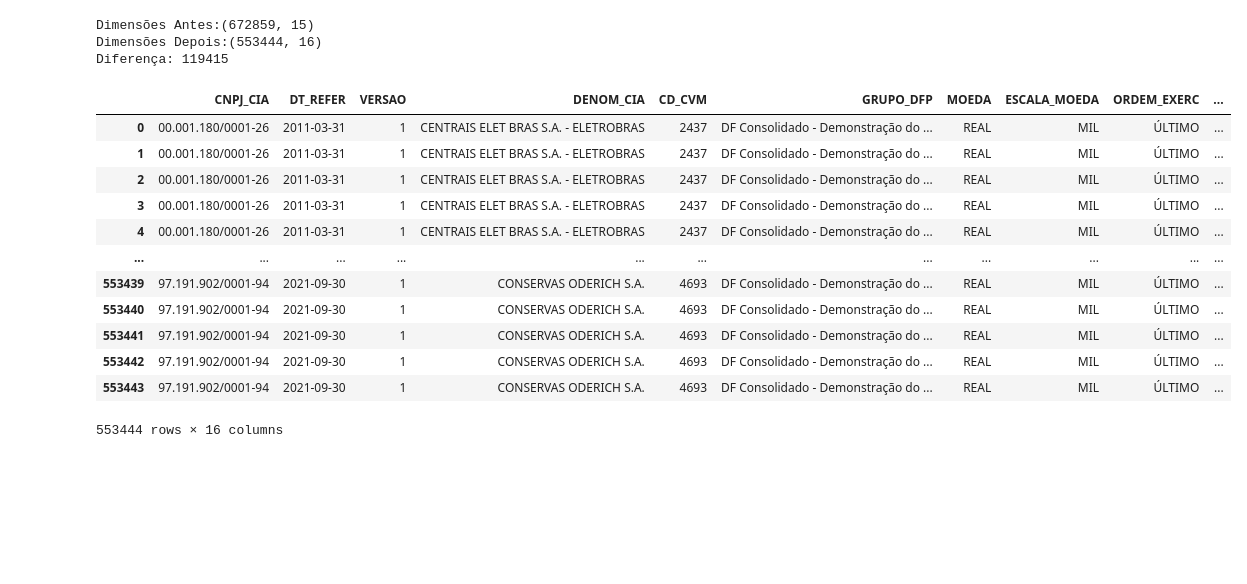
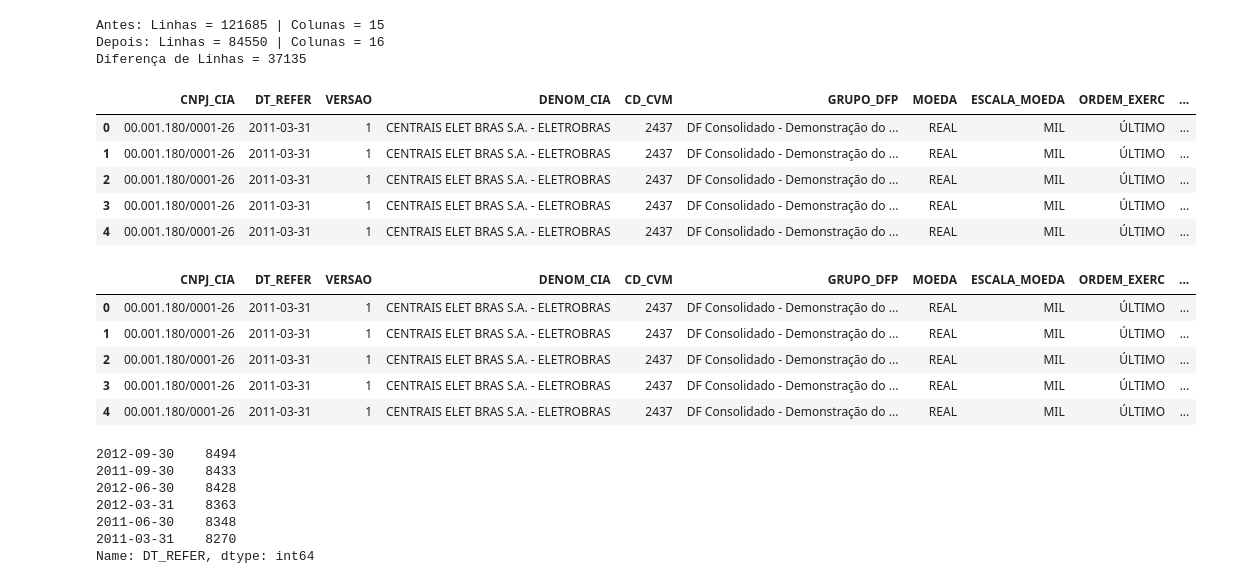
Before and after one commit to OBInvest/drecvm, a Jupyter notebook: drecvm.ipynb, the cells around one changed output. Drawn from its saved outputs; the diff is of its cells as text; code cells hidden in the pictures; blank space fills up the shorter version.

Commit message:
criando data frame

```diff
--- a/drecvm.ipynb
+++ b/drecvm.ipynb
@@ -223,6 +248,6 @@ def main():
 
 # Image(graph+\".png\") # condição suspensa para poder rodar no notebook local
 # %%
-cadastro, informe_itr, informe_dfp = executeExperiment()
+df_cia, df_itr, df_dfp = executeExperiment()
 # %% [output]
 Executando o experimento
@@ -234,9 +277,9 @@ informe_dfp.info()
+# %%
+# filtrar as empresas com cadastro ativo
+df_cia = df_cia[df_cia['SIT'] == 'ATIVO']
 # %%
-# filtrar as empresas com cadastro ativo
-cadastro = cadastro[cadastro['SIT'] == 'ATIVO']
-
 # deletar colunas para o merge
-cadastro.drop(['DENOM_SOCIAL', 'DENOM_COMERC', 'DT_REG', 'DT_CONST', 'DT_CANCEL', 'MOTIVO_CANCEL', 'SIT',
+df_cia.drop(['DENOM_SOCIAL', 'DENOM_COMERC', 'DT_REG', 'DT_CONST', 'DT_CANCEL', 'MOTIVO_CANCEL', 'SIT',
 'DT_INI_SIT', 'TP_MERC', 'CATEG_REG', 'DT_INI_CATEG', 'SIT_EMISSOR', 'DT_INI_SIT_EMISSOR', 'CONTROLE_ACIONARIO',
 'TP_ENDER', 'LOGRADOURO', 'COMPL', 'BAIRRO', 'MUN', 'UF', 'PAIS', 'CEP', 'DDD_TEL', 'TEL', 'DDD_FAX', 'FAX',
 'EMAIL', 'TP_RESP', 'RESP', 'DT_INI_RESP', 'LOGRADOURO_RESP', 'COMPL_RESP', 'BAIRRO_RESP', 'MUN_RESP', 'UF_RESP',
@@ -244,9 +287,9 @@ cadastro.drop(['DENOM_SOCIAL', 'DENOM_COMERC', 'DT_REG', 'DT_CONST', 'DT_CANCEL'
 'AUDITOR'], axis=1, inplace=True)
 
 # deletar os registros duplicados, que possuem mesmos cnpj e códigos cvm
-print('Antes:', cadastro.shape)
-cadastro.drop_duplicates(subset = ['CNPJ_CIA', 'CD_CVM'], keep = 'last', inplace=True)
-print('Depois:', cadastro.shape)
+print('Antes: Linhas = {0} | Colunas = {1}'.format(df_cia.shape[0], df_cia.shape[1]))
+df_cia.drop_duplicates(subset = ['CNPJ_CIA', 'CD_CVM'], keep = 'last', inplace=True)
+print('Depois: Linhas = {0} | Colunas = {1}'.format(df_cia.shape[0], df_cia.shape[1]))
 
-cadastro.style
+df_cia.head()
 # %% [output]
@@ -280,30 +304,46 @@ See the caveats in the documentation: https://pandas.pydata.org/pandas-docs/stab
+# %%
+# filtrar últimos informes trimestrais
+df_itr = df_itr[df_itr['ORDEM_EXERC'] == 'ÚLTIMO']
 # %%
-# filtrar últimos informes trimestrais
-informe_itr = informe_itr[informe_itr['ORDEM_EXERC'] == 'ÚLTIMO']
-
-# fazer merge entre cadastro e informe itr, criando o dataset obinvest parcial
-dataset_obinvest = pd.merge(informe_itr, cadastro, how = 'inner', on = ['CNPJ_CIA', 'CD_CVM']).reset_index(drop=True)
+# fazer merge entre cadastro e informe itr, obtendo o df itr com setor
+df_itr_setor = pd.merge(df_itr, df_cia, how = 'inner', on = ['CNPJ_CIA', 'CD_CVM']).reset_index(drop=True)
 
 # comparar registros antes e depois
-print(f'Dimensões Antes:{informe_itr.shape}')
-print(f'Dimensões Depois:{dataset_obinvest.shape}')
-print('Diferença:', len(informe_itr) - len(dataset_obinvest))
+print('Antes: Linhas = {0} | Colunas = {1}'.format(df_itr.shape[0], df_itr.shape[1]))
+print('Depois: Linhas = {0} | Colunas = {1}'.format(df_itr_setor.shape[0], df_itr_setor.shape[1]))
+print('Diferença de Linhas =', len(df_itr) - len(df_itr_setor))
 
-dataset_obinvest
+df_itr_setor.head()
 # %% [output]
-Dimensões Antes:(672859, 15)
-Dimensões Depois:(553444, 16)
-Diferença: 119415
+Antes: Linhas = 121685 | Colunas = 15
+Depois: Linhas = 84550 | Colunas = 16
+Diferença de Linhas = 37135
 |  | CNPJ_CIA | DT_REFER | VERSAO | DENOM_CIA | CD_CVM | GRUPO_DFP | MOEDA | ESCALA_MOEDA | ORDEM_EXERC | ... |
 | 0 | 00.001.180/0001-26 | 2011-03-31 | 1 | CENTRAIS ELET BRAS S.A. - ELETROBRAS | 2437 | DF Consolidado - Demonstração do ... | REAL | MIL | ÚLTIMO | ... |
 | 1 | 00.001.180/0001-26 | 2011-03-31 | 1 | CENTRAIS ELET BRAS S.A. - ELETROBRAS | 2437 | DF Consolidado - Demonstração do ... | REAL | MIL | ÚLTIMO | ... |
 | 2 | 00.001.180/0001-26 | 2011-03-31 | 1 | CENTRAIS ELET BRAS S.A. - ELETROBRAS | 2437 | DF Consolidado - Demonstração do ... | REAL | MIL | ÚLTIMO | ... |
 | 3 | 00.001.180/0001-26 | 2011-03-31 | 1 | CENTRAIS ELET BRAS S.A. - ELETROBRAS | 2437 | DF Consolidado - Demonstração do ... | REAL | MIL | ÚLTIMO | ... |
 | 4 | 00.001.180/0001-26 | 2011-03-31 | 1 | CENTRAIS ELET BRAS S.A. - ELETROBRAS | 2437 | DF Consolidado - Demonstração do ... | REAL | MIL | ÚLTIMO | ... |
-| ... | ... | ... | ... | ... | ... | ... | ... | ... | ... | ... |
-| 553439 | 97.191.902/0001-94 | 2021-09-30 | 1 | CONSERVAS ODERICH S.A. | 4693 | DF Consolidado - Demonstração do ... | REAL | MIL | ÚLTIMO | ... |
-| 553440 | 97.191.902/0001-94 | 2021-09-30 | 1 | CONSERVAS ODERICH S.A. | 4693 | DF Consolidado - Demonstração do ... | REAL | MIL | ÚLTIMO | ... |
-| 553441 | 97.191.902/0001-94 | 2021-09-30 | 1 | CONSERVAS ODERICH S.A. | 4693 | DF Consolidado - Demonstração do ... | REAL | MIL | ÚLTIMO | ... |
-| 553442 | 97.191.902/0001-94 | 2021-09-30 | 1 | CONSERVAS ODERICH S.A. | 4693 | DF Consolidado - Demonstração do ... | REAL | MIL | ÚLTIMO | ... |
-| 553443 | 97.191.902/0001-94 | 2021-09-30 | 1 | CONSERVAS ODERICH S.A. | 4693 | DF Consolidado - Demonstração do ... | REAL | MIL | ÚLTIMO | ... |
-553444 rows × 16 columns
+# %%
+# criar o df com informações dos trimestres 1, 2 e 3
+df_trim123 = df_itr_setor.loc[lambda df_itr_setor: (df_itr_setor.DT_REFER.dt.month == 3) |
+                            ((df_itr_setor.DT_REFER.dt.month == 6) & (df_itr_setor.DT_INI_EXERC.dt.month > 3)) |
+                            ((df_itr_setor.DT_REFER.dt.month == 9) & (df_itr_setor.DT_INI_EXERC.dt.month > 6))]
+df_trim123.head()
+# %% [output]
+|  | CNPJ_CIA | DT_REFER | VERSAO | DENOM_CIA | CD_CVM | GRUPO_DFP | MOEDA | ESCALA_MOEDA | ORDEM_EXERC | ... |
+| 0 | 00.001.180/0001-26 | 2011-03-31 | 1 | CENTRAIS ELET BRAS S.A. - ELETROBRAS | 2437 | DF Consolidado - Demonstração do ... | REAL | MIL | ÚLTIMO | ... |
+| 1 | 00.001.180/0001-26 | 2011-03-31 | 1 | CENTRAIS ELET BRAS S.A. - ELETROBRAS | 2437 | DF Consolidado - Demonstração do ... | REAL | MIL | ÚLTIMO | ... |
+| 2 | 00.001.180/0001-26 | 2011-03-31 | 1 | CENTRAIS ELET BRAS S.A. - ELETROBRAS | 2437 | DF Consolidado - Demonstração do ... | REAL | MIL | ÚLTIMO | ... |
+| 3 | 00.001.180/0001-26 | 2011-03-31 | 1 | CENTRAIS ELET BRAS S.A. - ELETROBRAS | 2437 | DF Consolidado - Demonstração do ... | REAL | MIL | ÚLTIMO | ... |
+| 4 | 00.001.180/0001-26 | 2011-03-31 | 1 | CENTRAIS ELET BRAS S.A. - ELETROBRAS | 2437 | DF Consolidado - Demonstração do ... | REAL | MIL | ÚLTIMO | ... |
+# %%
+df_trim123.DT_REFER.value_counts()
+# %% [output]
+2012-09-30    8494
+2011-09-30    8433
+2012-06-30    8428
+2012-03-31    8363
+2011-06-30    8348
+2011-03-31    8270
+Name: DT_REFER, dtype: int64
```
Also changed, not shown: parts of 14 cells of this notebook.
